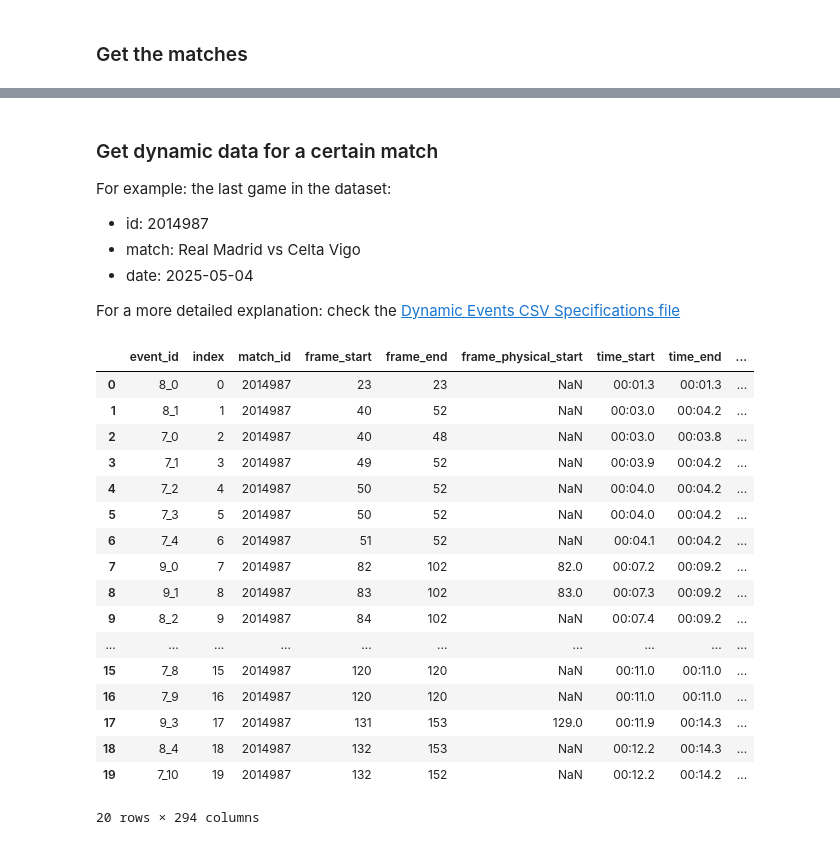
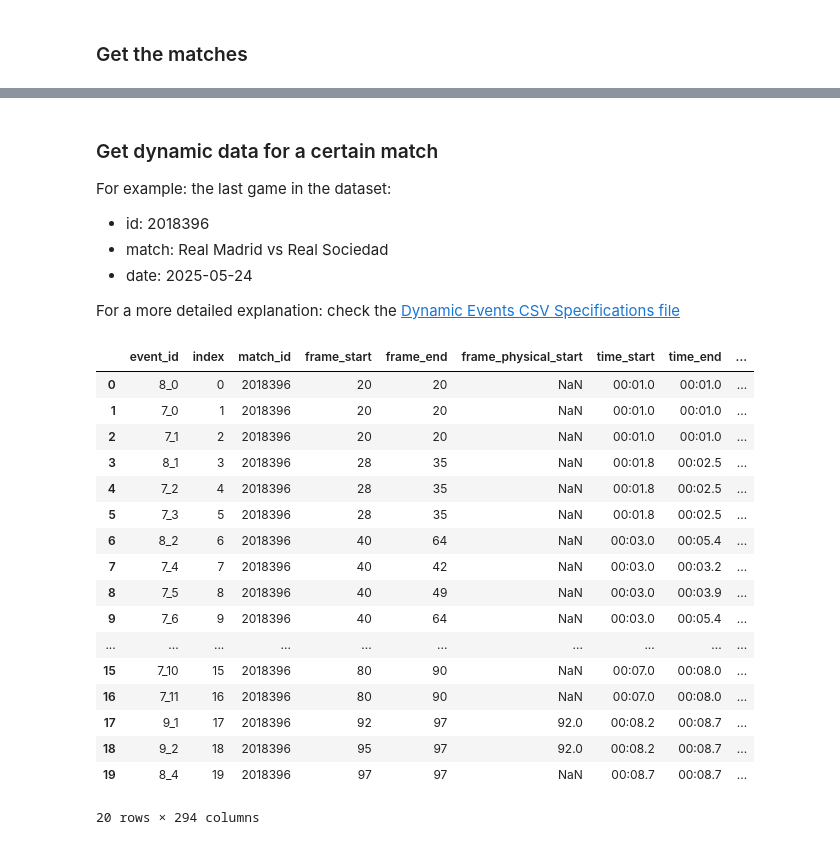
Before and after one commit to MarijnSt/soccermatics-project-3, a Jupyter notebook: explore_data.ipynb, the cells around one changed output, grey strips where cells are left out. Saved outputs shown, nothing was run; the diff lists cells and outputs as text; code cells hidden in the pictures.

```diff
--- a/explore_data.ipynb
+++ b/explore_data.ipynb
@@ -31,33 +34,33 @@ matches_df.head()
 # %% [markdown]
 ### Get dynamic data for a certain match
 For example: the last game in the dataset:
-- id: 2014987
-- match: Real Madrid vs Celta Vigo
-- date: 2025-05-04
+- id: 2018396
+- match: Real Madrid vs Real Sociedad
+- date: 2025-05-24
 
 For a more detailed explanation: check the [Dynamic Events CSV Specifications file](./20250314%20-%20Dynamic%20Events%20CSV%20Specifications.pdf)
 # %%
-match_id = 2014987
+match_id = 2018396
 
 # Get dynamic data for this match
 dynamic_data = pd.read_parquet(f"{DATA_FOLDER}/dynamic/{match_id}.parquet")
 dynamic_data.head(20)
 # %% [output]
 |  | event_id | index | match_id | frame_start | frame_end | frame_physical_start | time_start | time_end | ... |
-| 0 | 8_0 | 0 | 2014987 | 23 | 23 | NaN | 00:01.3 | 00:01.3 | ... |
-| 1 | 8_1 | 1 | 2014987 | 40 | 52 | NaN | 00:03.0 | 00:04.2 | ... |
-| 2 | 7_0 | 2 | 2014987 | 40 | 48 | NaN | 00:03.0 | 00:03.8 | ... |
-| 3 | 7_1 | 3 | 2014987 | 49 | 52 | NaN | 00:03.9 | 00:04.2 | ... |
-| 4 | 7_2 | 4 | 2014987 | 50 | 52 | NaN | 00:04.0 | 00:04.2 | ... |
-| 5 | 7_3 | 5 | 2014987 | 50 | 52 | NaN | 00:04.0 | 00:04.2 | ... |
-| 6 | 7_4 | 6 | 2014987 | 51 | 52 | NaN | 00:04.1 | 00:04.2 | ... |
-| 7 | 9_0 | 7 | 2014987 | 82 | 102 | 82.0 | 00:07.2 | 00:09.2 | ... |
-| 8 | 9_1 | 8 | 2014987 | 83 | 102 | 83.0 | 00:07.3 | 00:09.2 | ... |
-| 9 | 8_2 | 9 | 2014987 | 84 | 102 | NaN | 00:07.4 | 00:09.2 | ... |
+| 0 | 8_0 | 0 | 2018396 | 20 | 20 | NaN | 00:01.0 | 00:01.0 | ... |
+| 1 | 7_0 | 1 | 2018396 | 20 | 20 | NaN | 00:01.0 | 00:01.0 | ... |
+| 2 | 7_1 | 2 | 2018396 | 20 | 20 | NaN | 00:01.0 | 00:01.0 | ... |
+| 3 | 8_1 | 3 | 2018396 | 28 | 35 | NaN | 00:01.8 | 00:02.5 | ... |
+| 4 | 7_2 | 4 | 2018396 | 28 | 35 | NaN | 00:01.8 | 00:02.5 | ... |
+| 5 | 7_3 | 5 | 2018396 | 28 | 35 | NaN | 00:01.8 | 00:02.5 | ... |
+| 6 | 8_2 | 6 | 2018396 | 40 | 64 | NaN | 00:03.0 | 00:05.4 | ... |
+| 7 | 7_4 | 7 | 2018396 | 40 | 42 | NaN | 00:03.0 | 00:03.2 | ... |
+| 8 | 7_5 | 8 | 2018396 | 40 | 49 | NaN | 00:03.0 | 00:03.9 | ... |
+| 9 | 7_6 | 9 | 2018396 | 40 | 64 | NaN | 00:03.0 | 00:05.4 | ... |
 | ... | ... | ... | ... | ... | ... | ... | ... | ... | ... |
-| 15 | 7_8 | 15 | 2014987 | 120 | 120 | NaN | 00:11.0 | 00:11.0 | ... |
-| 16 | 7_9 | 16 | 2014987 | 120 | 120 | NaN | 00:11.0 | 00:11.0 | ... |
-| 17 | 9_3 | 17 | 2014987 | 131 | 153 | 129.0 | 00:11.9 | 00:14.3 | ... |
-| 18 | 8_4 | 18 | 2014987 | 132 | 153 | NaN | 00:12.2 | 00:14.3 | ... |
-| 19 | 7_10 | 19 | 2014987 | 132 | 152 | NaN | 00:12.2 | 00:14.2 | ... |
+| 15 | 7_10 | 15 | 2018396 | 80 | 90 | NaN | 00:07.0 | 00:08.0 | ... |
+| 16 | 7_11 | 16 | 2018396 | 80 | 90 | NaN | 00:07.0 | 00:08.0 | ... |
+| 17 | 9_1 | 17 | 2018396 | 92 | 97 | 92.0 | 00:08.2 | 00:08.7 | ... |
+| 18 | 9_2 | 18 | 2018396 | 95 | 97 | 92.0 | 00:08.2 | 00:08.7 | ... |
+| 19 | 8_4 | 19 | 2018396 | 97 | 97 | NaN | 00:08.7 | 00:08.7 | ... |
 20 rows × 294 columns
```
Also changed, not shown: parts of 11 cells of this notebook.
